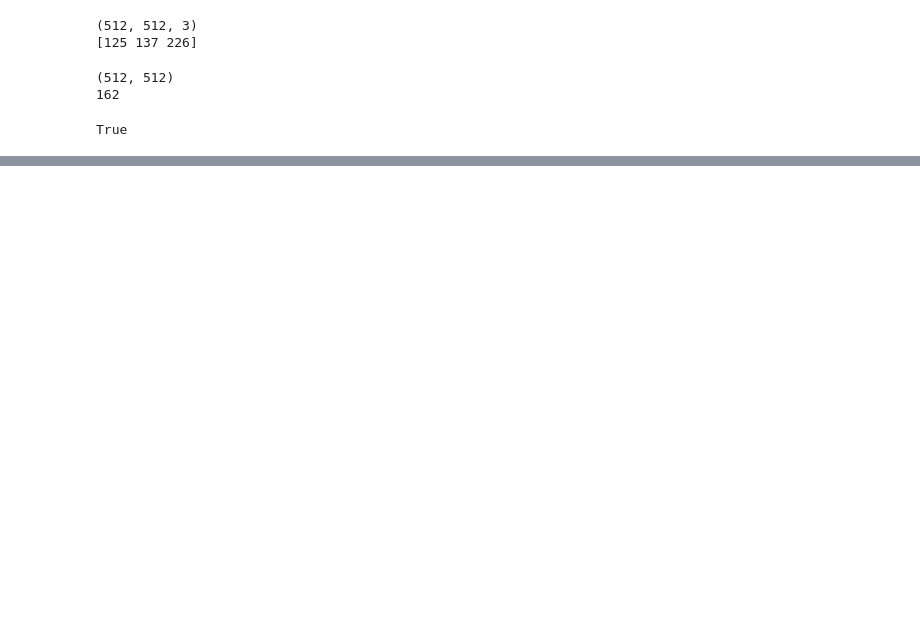
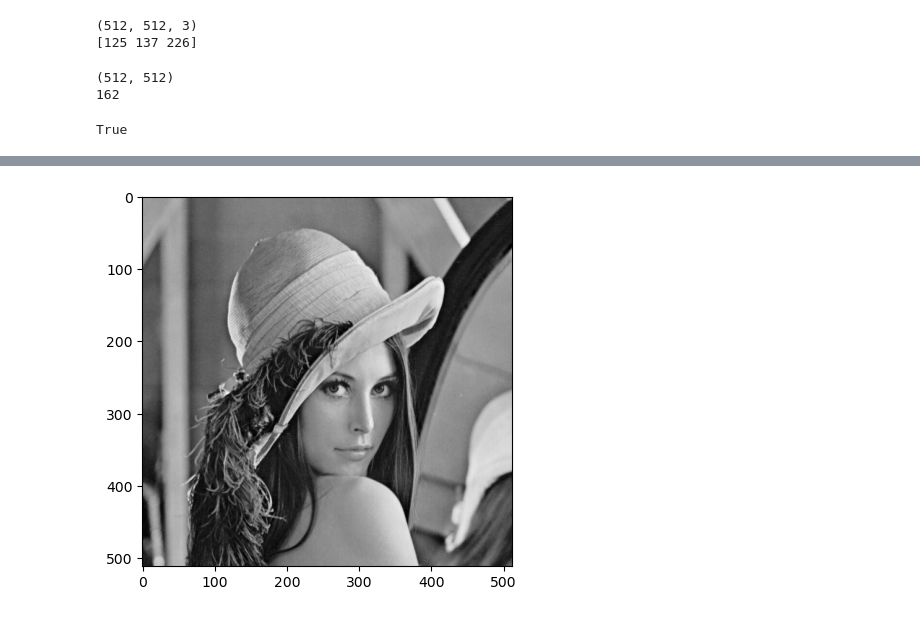
Before and after one commit to AxelArcidiaco/Projets-Dev-IA-1, a Jupyter notebook: Deep Learning & NLP/Story 2/Tuto OpenClassroom/AxelArc-TutoOpenClassroom.ipynb, the cells around one changed output, grey strips where cells are left out. Cells and saved outputs as stored; diff of their text form; code cells hidden in the pictures; blank space fills up the shorter version.

```diff
--- a/Deep Learning & NLP/Story 2/Tuto OpenClassroom/AxelArc-TutoOpenClassroom.ipynb
+++ b/Deep Learning & NLP/Story 2/Tuto OpenClassroom/AxelArc-TutoOpenClassroom.ipynb
@@ -26,0 +42,6 @@ cv.destroyAllWindows()           # efface toutes les fenêtres ouvertes par imsh
+# %%
+matG = cv.imread("Lena.png", 0)  # charge le fichier dans une matrice de pixels gris
+plt.imshow(matG, cmap = 'gray')  # affiche la matrice de niveaux de gris
+plt.show() # ouvre la fenêtre d’affichage et attend la fin de l’interaction utilisateur
+# %% [output]
+[figure, added]
```
Also changed, not shown: parts of 8 cells of this notebook.
